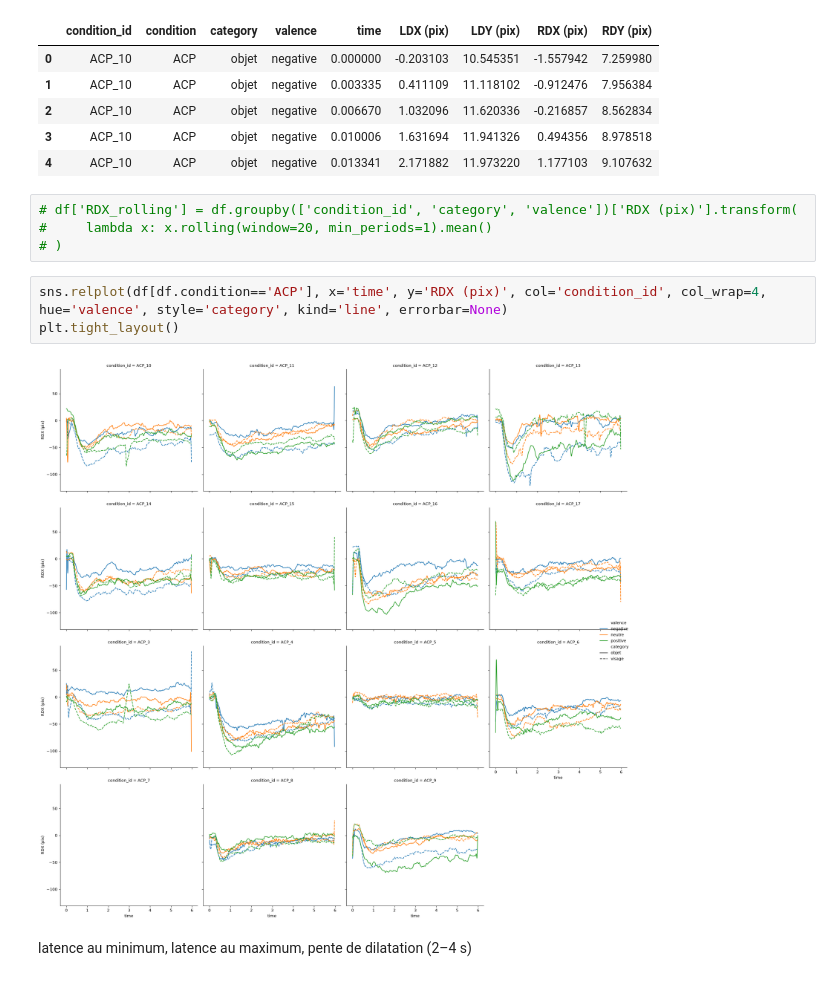
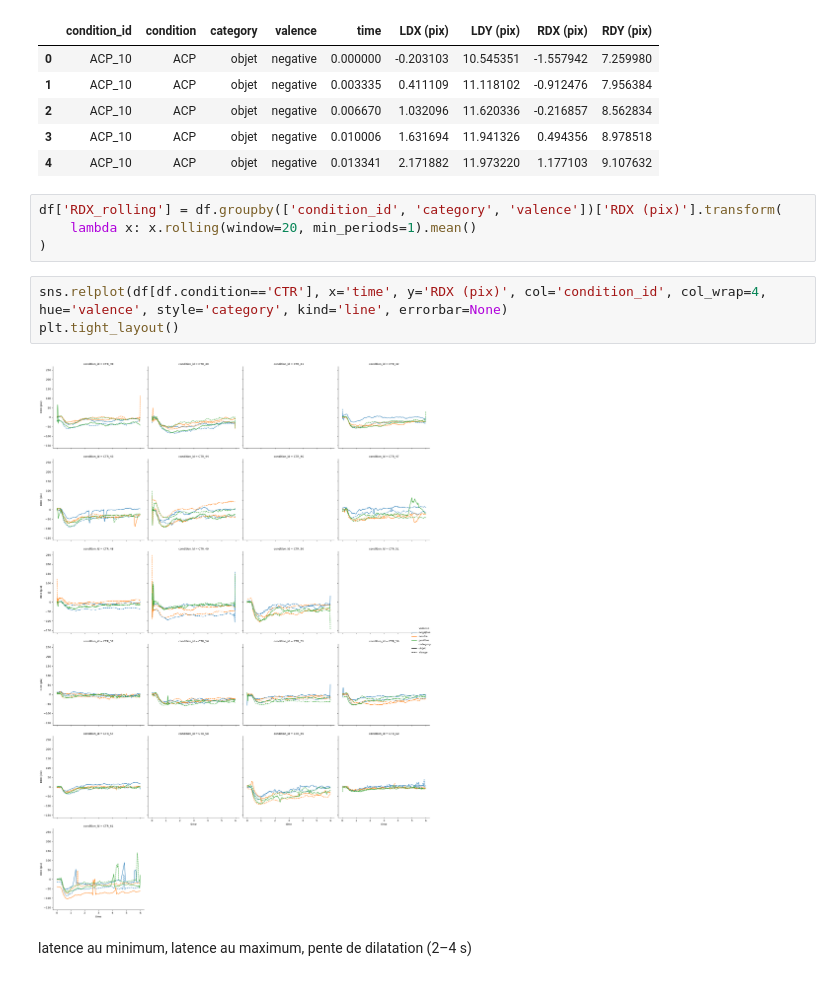
Before and after one commit to arthbreaker/2026_M1_internship, a Jupyter notebook: feature_extraction.ipynb, the cells around one changed output. Drawn from its saved outputs; the diff is of its cells as text.

```diff
--- a/feature_extraction.ipynb
+++ b/feature_extraction.ipynb
@@ -21,14 +21,14 @@ df.head()
 | 3 | ACP_10 | ACP | objet | negative | 0.010006 | 1.631694 | 11.941326 | 0.494356 | 8.978518 |
 | 4 | ACP_10 | ACP | objet | negative | 0.013341 | 2.171882 | 11.973220 | 1.177103 | 9.107632 |
 # %%
-# df['RDX_rolling'] = df.groupby(['condition_id', 'category', 'valence'])['RDX (pix)'].transform(
-#     lambda x: x.rolling(window=20, min_periods=1).mean()
-# )
+df['RDX_rolling'] = df.groupby(['condition_id', 'category', 'valence'])['RDX (pix)'].transform(
+    lambda x: x.rolling(window=20, min_periods=1).mean()
+)
 # %%
-sns.relplot(df[df.condition=='ACP'], x='time', y='RDX (pix)', col='condition_id', col_wrap=4, hue='valence', style='category', kind='line', errorbar=None)
+sns.relplot(df[df.condition=='CTR'], x='time', y='RDX (pix)', col='condition_id', col_wrap=4, hue='valence', style='category', kind='line', errorbar=None)
 plt.tight_layout()
 # %% [output]
-[figure, old version]
+[figure, new version]
 # %% [markdown]
 latence au minimum, latence au maximum, pente de dilatation (2–4 s)
 # %%
```
Also changed, not shown: 4 other files.
